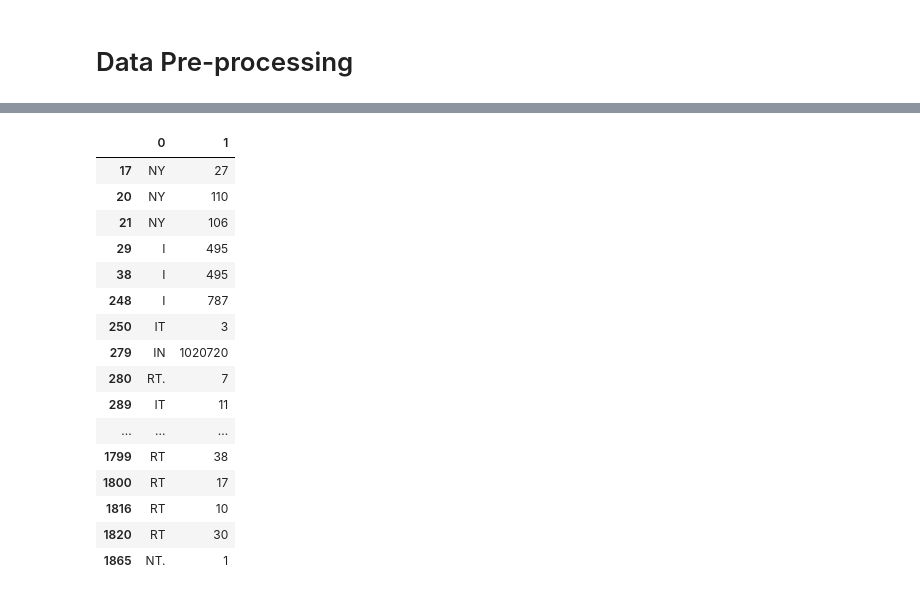
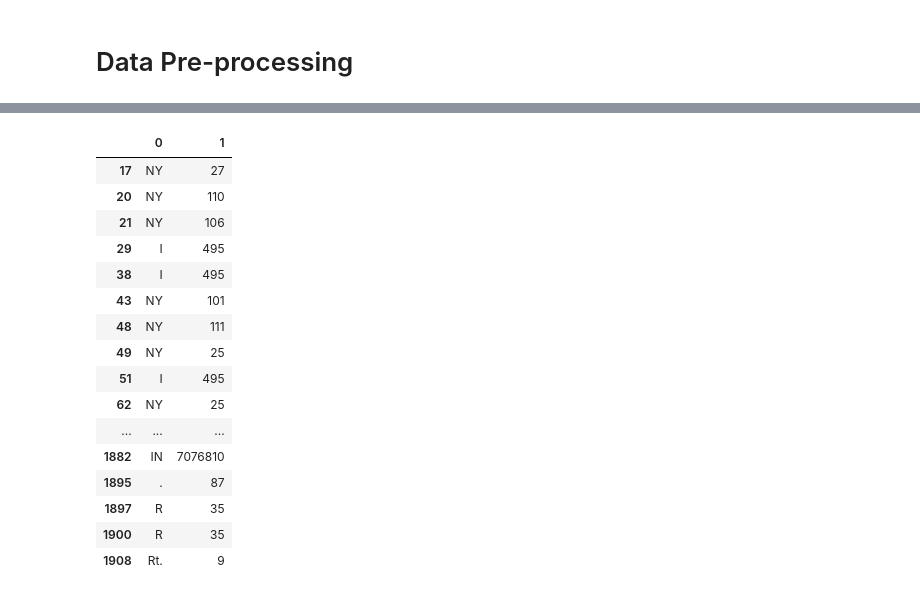
Before and after one commit to AVelaryon/GIS-Exploration, a Jupyter notebook: GISPRoj.ipynb, the cells around one changed output, grey strips where cells are left out. Drawn from its saved outputs; the diff is of its cells as text; code cells hidden in the pictures.

Commit message:
Successfully converted project_status info to loc. data. Refining is needed but, as a start, this is perfect.

```diff
--- a/GISPRoj.ipynb
+++ b/GISPRoj.ipynb
@@ -93,34 +154,34 @@ Error:
 # %%
 pd.set_option('display.max_rows', 300)
 regex = r'(\d+\s\w+\s[RAdVEveoOaD]+)'
 regex1 = r'(\s[\w\s]+and\s[\w\s]+)'
 regex2 = r'(?<=between\s)([\w\s]+)and([\w\s]+)|(?<=from\s)([\w\s]+)to([\w\s]+)'
 regex3 = r'(?<=FROM\s)([\w\d\s]+)'
 regex4 = r'([NYIRtT\.]+)\s?(\d+)'
 regex5 = r'([NYIRtT\.]+-\d+)'
 # completed_dropped_contruct.project_status.str.replace(regex4, r'\1-\2', regex=True).str.extract(regex5).dropna()
-completed_dropped_contruct.project_title.str.extract(regex4).dropna()
+completed_dropped_contruct.project_status.str.extract(regex4).dropna()
 # completed_dropped_contruct.project_status.str.extract(regex1)
 # for (i, item) in completed_dropped_contruct.public_friendly_description.to_dict().items():
 # completed_dropped_contruct.project_status.to_list()
 # %% [output]
 |  | 0 | 1 |
 | 17 | NY | 27 |
 | 20 | NY | 110 |
 | 21 | NY | 106 |
 | 29 | I | 495 |
 | 38 | I | 495 |
-| 248 | I | 787 |
-| 250 | IT | 3 |
-| 279 | IN | 1020720 |
-| 280 | RT. | 7 |
-| 289 | IT | 11 |
+| 43 | NY | 101 |
+| 48 | NY | 111 |
+| 49 | NY | 25 |
+| 51 | I | 495 |
+| 62 | NY | 25 |
 | ... | ... | ... |
-| 1799 | RT | 38 |
-| 1800 | RT | 17 |
-| 1816 | RT | 10 |
-| 1820 | RT | 30 |
-| 1865 | NT. | 1 |
+| 1882 | IN | 7076810 |
+| 1895 | . | 87 |
+| 1897 | R | 35 |
+| 1900 | R | 35 |
+| 1908 | Rt. | 9 |
 # %%
 completed_dropped_contruct.project_status.str.replace(r'')
 # %%
```
Also changed, not shown: parts of 8 cells of this notebook.
